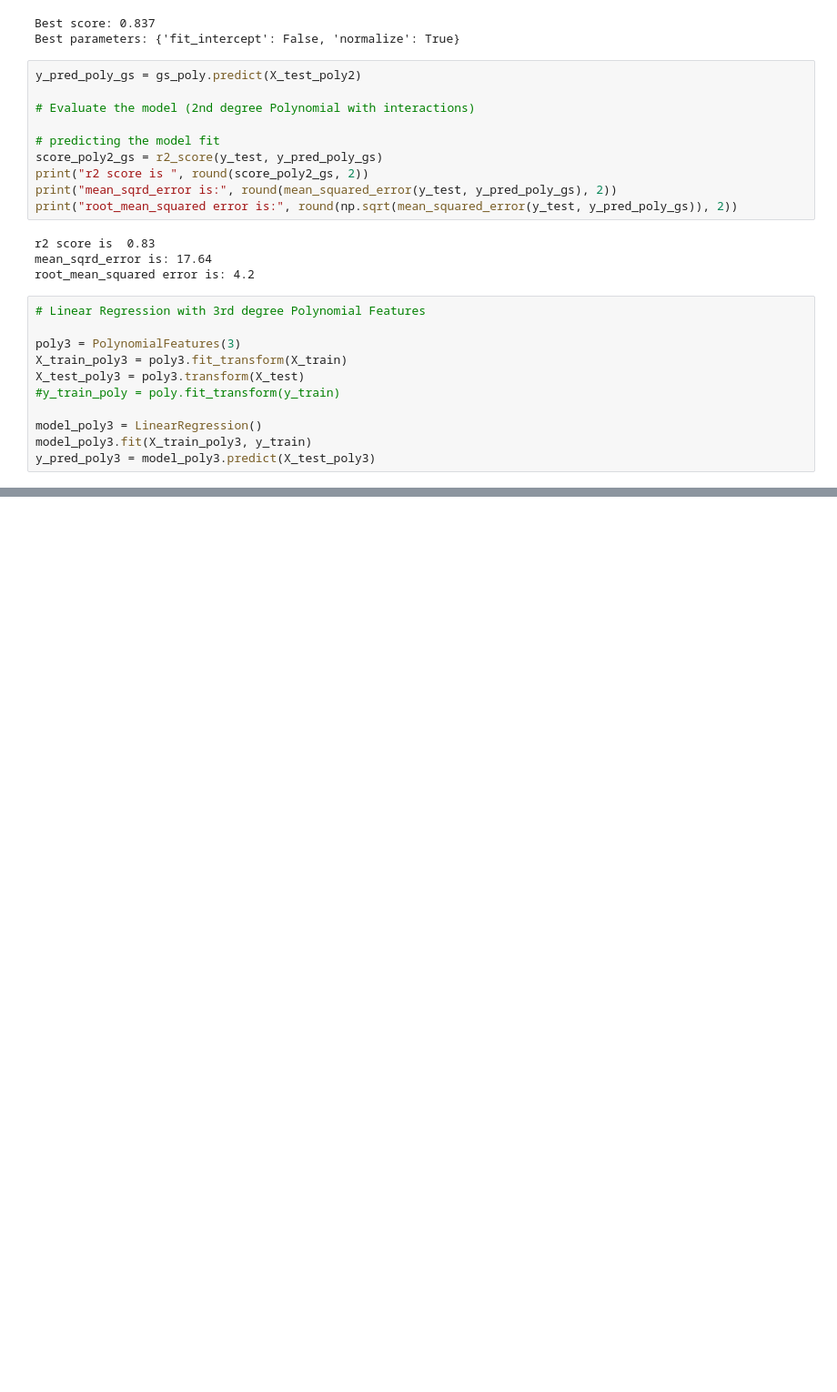
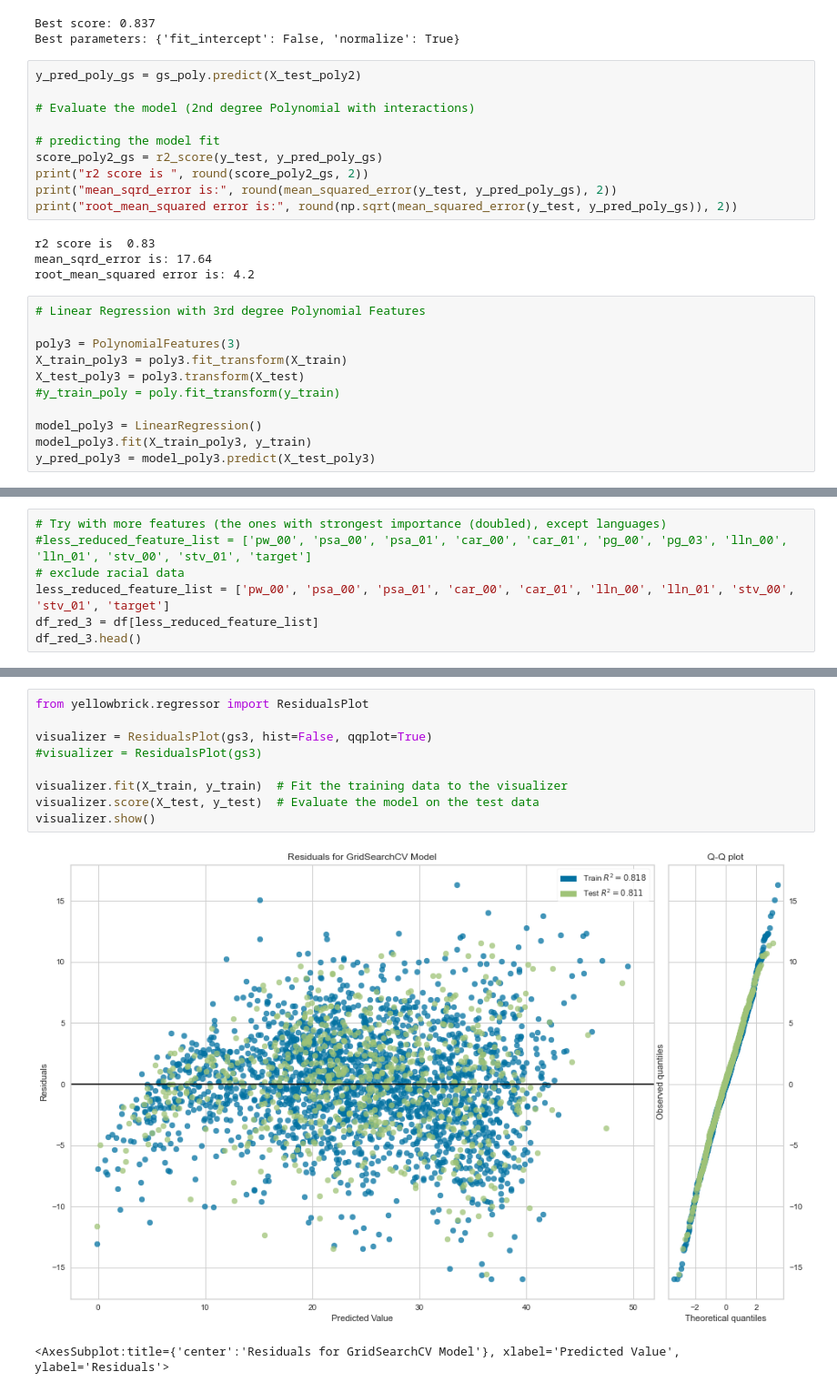
Before and after one commit to ravitpt87/urban-eureka, a Jupyter notebook: Notebook_Model_PolyMultiLinReg.ipynb, the cells around one changed output, grey strips where cells are left out. Shown at 91% size. Saved outputs shown, nothing was run; the diff lists cells and outputs as text; blank space fills up the shorter version.

```diff
--- a/Notebook_Model_PolyMultiLinReg.ipynb
+++ b/Notebook_Model_PolyMultiLinReg.ipynb
@@ -308,0 +410,7 @@ plt.scatter(np.arange(len(y_test)), (y_pred_lin-y_test))
+# %%
+# Try with more features (the ones with strongest importance (doubled), except languages)
+#less_reduced_feature_list = ['pw_00', 'psa_00', 'psa_01', 'car_00', 'car_01', 'pg_00', 'pg_03', 'lln_00', 'lln_01', 'stv_00', 'stv_01', 'target']
+# exclude racial data
+less_reduced_feature_list = ['pw_00', 'psa_00', 'psa_01', 'car_00', 'car_01', 'lln_00', 'lln_01', 'stv_00', 'stv_01', 'target']
+df_red_3 = df[less_reduced_feature_list]
+df_red_3.head()
@@ -308,0 +509,12 @@ plt.scatter(np.arange(len(y_test)), (y_pred_lin-y_test))
+# %%
+from yellowbrick.regressor import ResidualsPlot
+
+visualizer = ResidualsPlot(gs3, hist=False, qqplot=True)
+#visualizer = ResidualsPlot(gs3)
+
+visualizer.fit(X_train, y_train)  # Fit the training data to the visualizer
+visualizer.score(X_test, y_test)  # Evaluate the model on the test data
+visualizer.show()
+# %% [output]
+[figure, added]
+<AxesSubplot:title={'center':'Residuals for GridSearchCV Model'}, xlabel='Predicted Value', ylabel='Residuals'>
```
Also changed, not shown: parts of 22 cells of this notebook, 1 other file.
